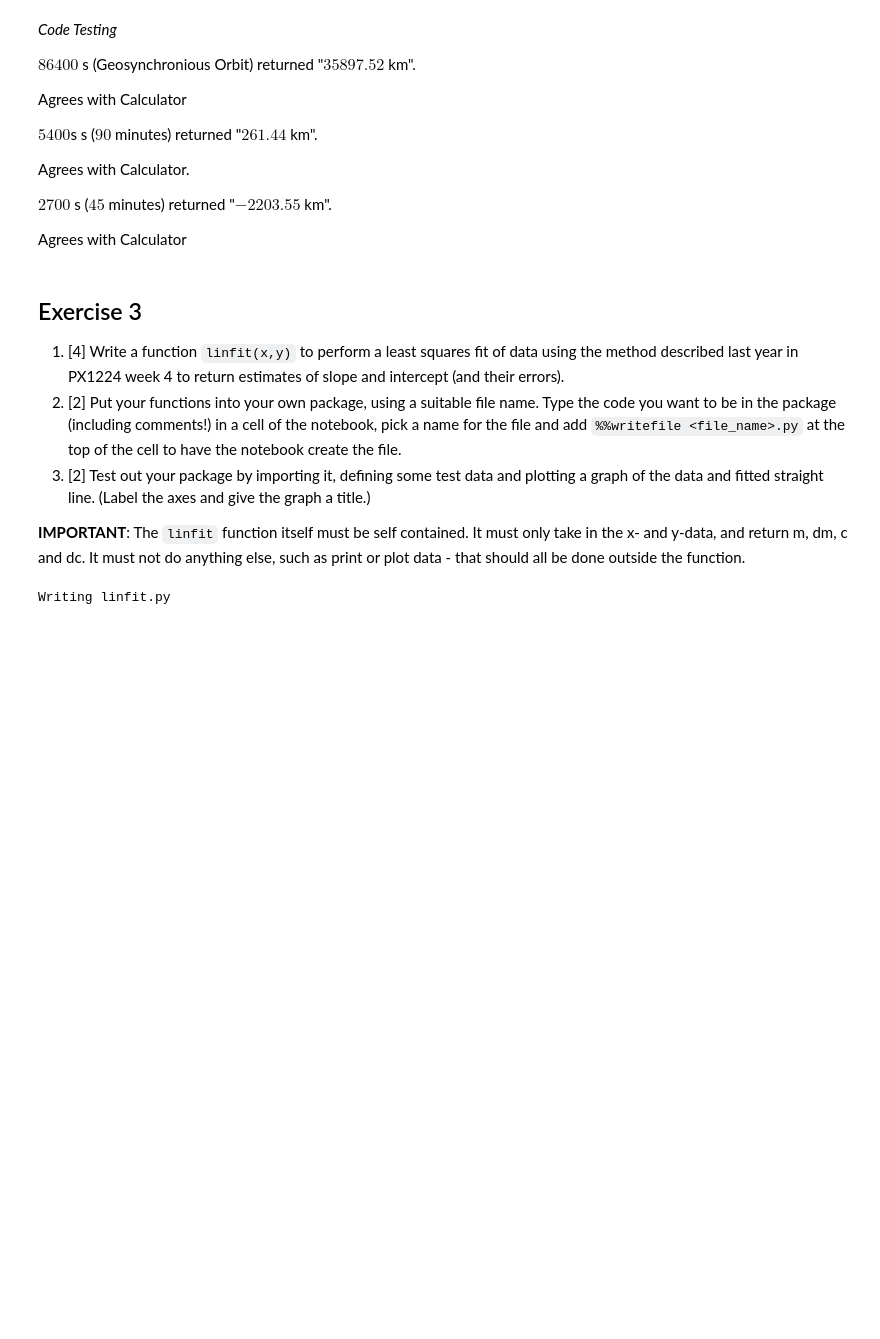
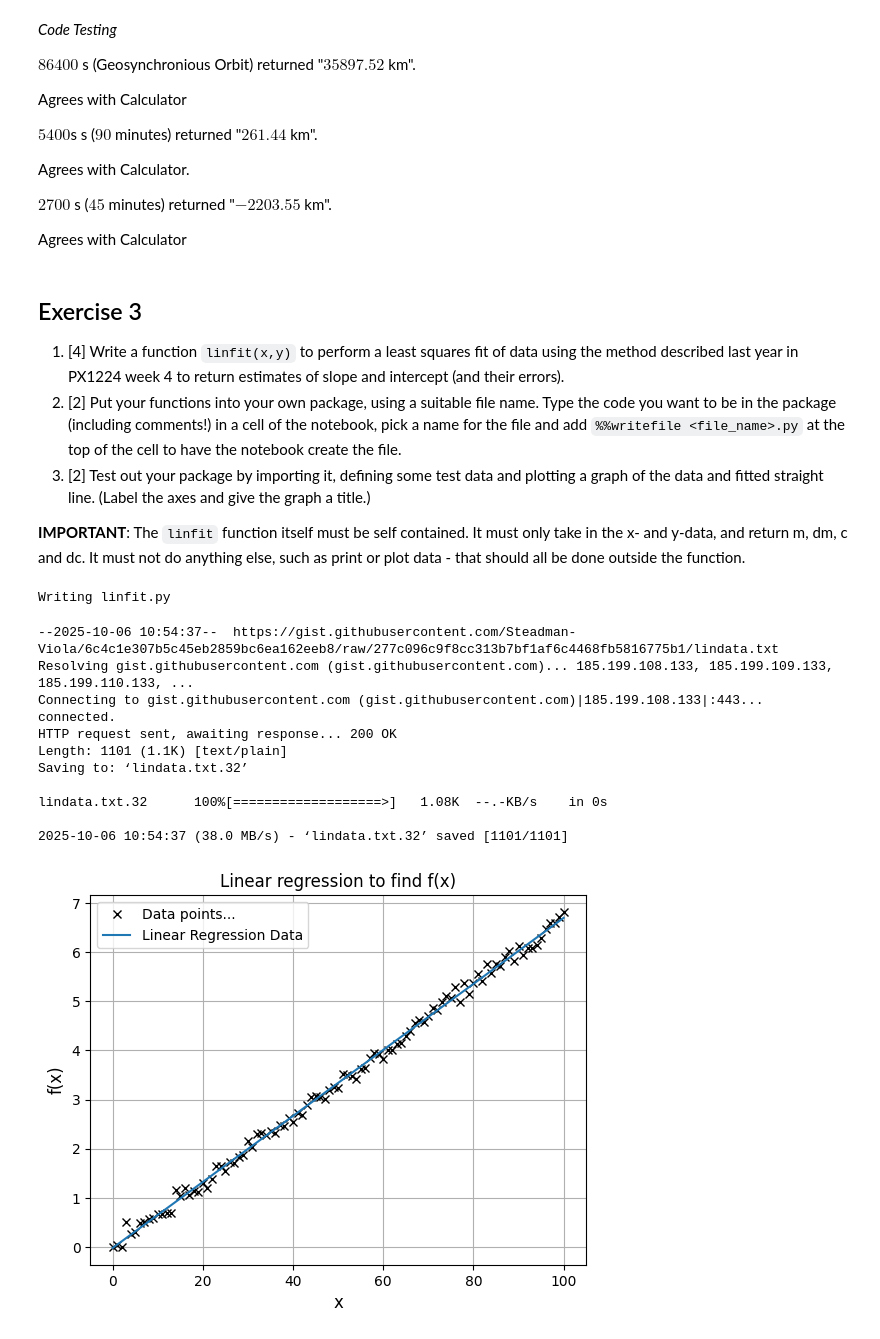
Before and after one commit to PX2145-2025/week-2-b-Steadman-Viola, a Jupyter notebook: Functions.ipynb, the cells around one changed output. Cells and saved outputs as stored; diff of their text form; code cells hidden in the pictures; blank space fills up the shorter version.

```diff
--- a/Functions.ipynb
+++ b/Functions.ipynb
@@ -423,0 +422,44 @@ from linfit.py import linfit
+# %%
+#Imports
+from linfit import linfit
+from numpy import loadtxt, stack, poly1d, linspace
+import matplotlib.pyplot as pp
+! wget https://gist.githubusercontent.com/Steadman-Viola/6c4c1e307b5c45eb2859bc6ea162eeb8/raw/277c096c9f8cc313b7bf1af6c4468fb5816775b1/lindata.txt
+
+#Load Lindata, which is a set of data I happen to have saved from last year which follows a linear trend.
+data = loadtxt("lindata.txt")
+x_data = data[:, 0]  # Manually separating columns.
+y_data = data[:, 1]
+
+m, dm, c, dc = linfit(x_data,y_data)
+f=poly1d([m, c]) # Plot Regressed linest coefficients as a mathematical function.
+
+#Create x space
+x=linspace(0,100,1000)
+
+#Plotting & Creating Graph
+pp.figure()
+pp.plot(x_data,y_data,'kx',label="Data points...")
+pp.plot(x,f(x),label="Linear Regression Data")
+
+#Formatting
+##Labels
+pp.xlabel("x",fontsize=12)
+pp.ylabel("f(x)",fontsize=12)
+pp.title("Linear regression to find f(x)")
+
+##Other Settings
+pp.legend(loc="best")
+pp.grid()
+# %% [output]
+--2025-10-06 10:54:37--  https://gist.githubusercontent.com/Steadman-Viola/6c4c1e307b5c45eb2859bc6ea162eeb8/raw/277c096c9f8cc313b7bf1af6c4468fb5816775b1/lindata.txt
+Resolving gist.githubusercontent.com (gist.githubusercontent.com)... 185.199.108.133, 185.199.109.133, 185.199.110.133, ...
+Connecting to gist.githubusercontent.com (gist.githubusercontent.com)|185.199.108.133|:443... connected.
+HTTP request sent, awaiting response... 200 OK
+Length: 1101 (1.1K) [text/plain]
+Saving to: ‘lindata.txt.32’
+
+lindata.txt.32      100%[===================>]   1.08K  --.-KB/s    in 0s
+
+2025-10-06 10:54:37 (38.0 MB/s) - ‘lindata.txt.32’ saved [1101/1101]
+[figure, added]
```
Also changed, not shown: parts of 1 cell of this notebook.
